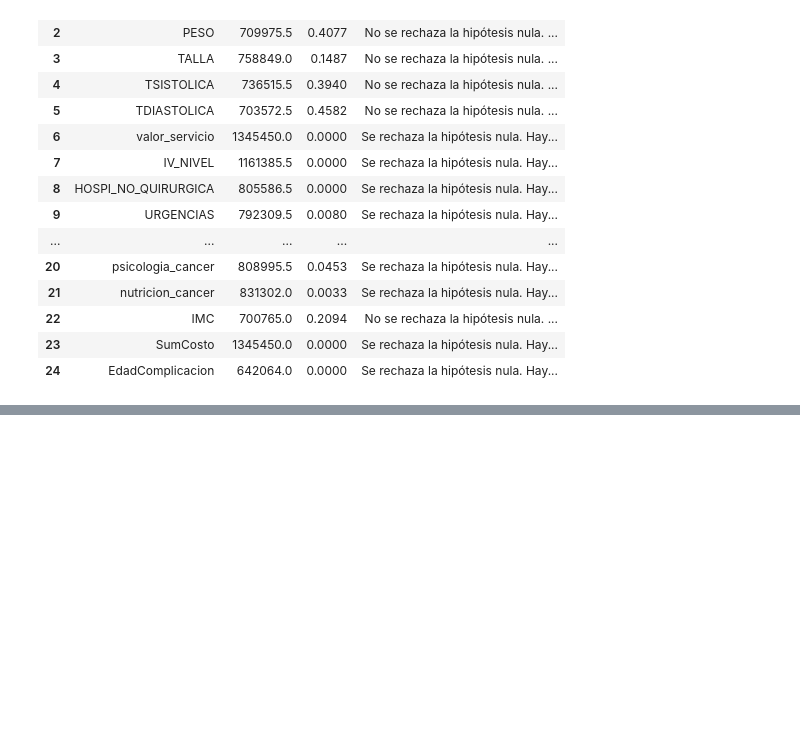
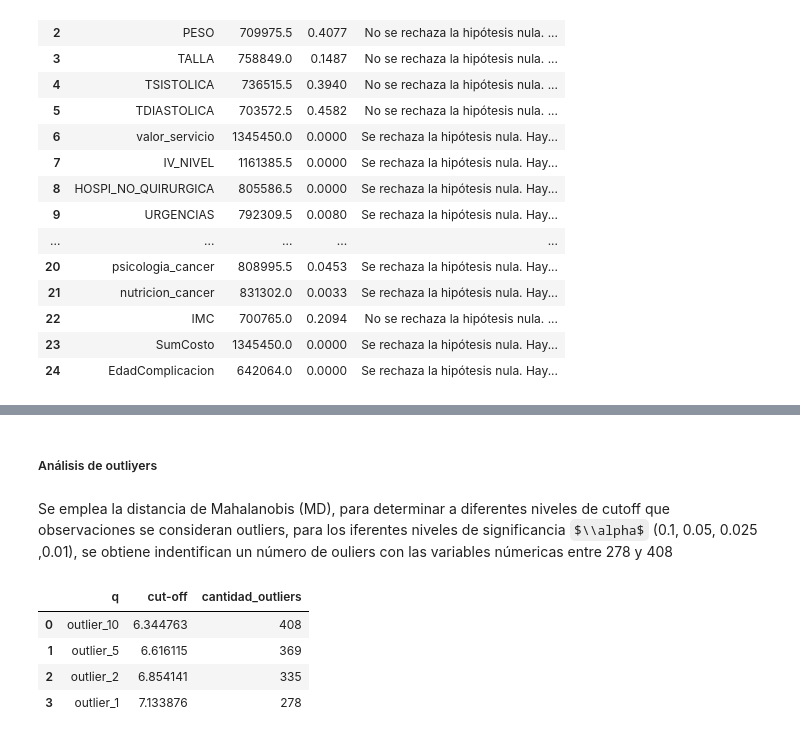
Before and after one commit to HanisDad95/FundAnalitica2_2024_1, a Jupyter notebook: Parte_1_Descriptivas.ipynb, the cells around one changed output, grey strips where cells are left out. Cells and saved outputs as stored; diff of their text form; code cells hidden in the pictures; some formulas as TeX source; blank space fills up the shorter version.

Commit message:
Agregue datos atipicos

```diff
--- a/Parte_1_Descriptivas.ipynb
+++ b/Parte_1_Descriptivas.ipynb
@@ -318,0 +267,35 @@ pbounds = {
+# %% [markdown]
+##### Análisis de outliyers
+# %% [markdown]
+Se emplea la distancia de Mahalanobis (MD), para determinar a diferentes niveles de cutoff que observaciones se consideran outliers, para los  iferentes niveles de significancia $\\alpha$ (0.1, 0.05, 0.025 ,0.01), se obtiene indentifican un número de ouliers con las variables númericas entre 278 y 408
+# %%
+
+def distancia_mh(df, alpha:list):
+    # Eliminar filas con valores nulos
+    df_sin_nulos = df.dropna()
+    # Normalizar los datos
+    x_dist = (df_sin_nulos - df_sin_nulos.mean()) / df_sin_nulos.std()
+    # Calcular los datos menos la media
+    x_menos_mu = x_dist - np.mean(x_dist)
+    # Calcular la matriz de covarianza
+    cov = x_dist.cov()
+    # Invertir la matriz de covarianza
+    inv_cov = np.linalg.inv(cov)
+    # Calcular las distancias de Mahalanobis
+    left_term = np.dot(x_menos_mu, inv_cov)
+    mahal2 = np.dot(left_term, x_menos_mu.T)
+    mahal = np.sqrt(np.diag(mahal2))
+    D_h = np.diag(mahal)
+
+    # Calcular la media de las distancias de Mahalanobis
+    media_D_h = np.mean(D_h)
+    # Calcular los valores críticos para los niveles de confianza dados
+    C = [np.sqrt(chi2.ppf(1 - a, df=x_dist.shape[1])) for a in alpha]
+    # Identificar los outliers
+    outliers = pd.DataFrame({
+        'q': ['outlier_' + str(int(a * 100)) for a in alpha],
+        'cut-off': C,
+        'cantidad_outliers': [(mahal > c).sum() for c in C]
+    })
+
+    return outliers, mahal, C
@@ -318,0 +304,9 @@ pbounds = {
+# %%
+Cantidad_atipicos = pd.DataFrame(outliers[0])
+Cantidad_atipicos
+# %% [output]
+|  | q | cut-off | cantidad_outliers |
+| 0 | outlier_10 | 6.344763 | 408 |
+| 1 | outlier_5 | 6.616115 | 369 |
+| 2 | outlier_2 | 6.854141 | 335 |
+| 3 | outlier_1 | 7.133876 | 278 |
```
Also changed, not shown: parts of 13 cells of this notebook.
